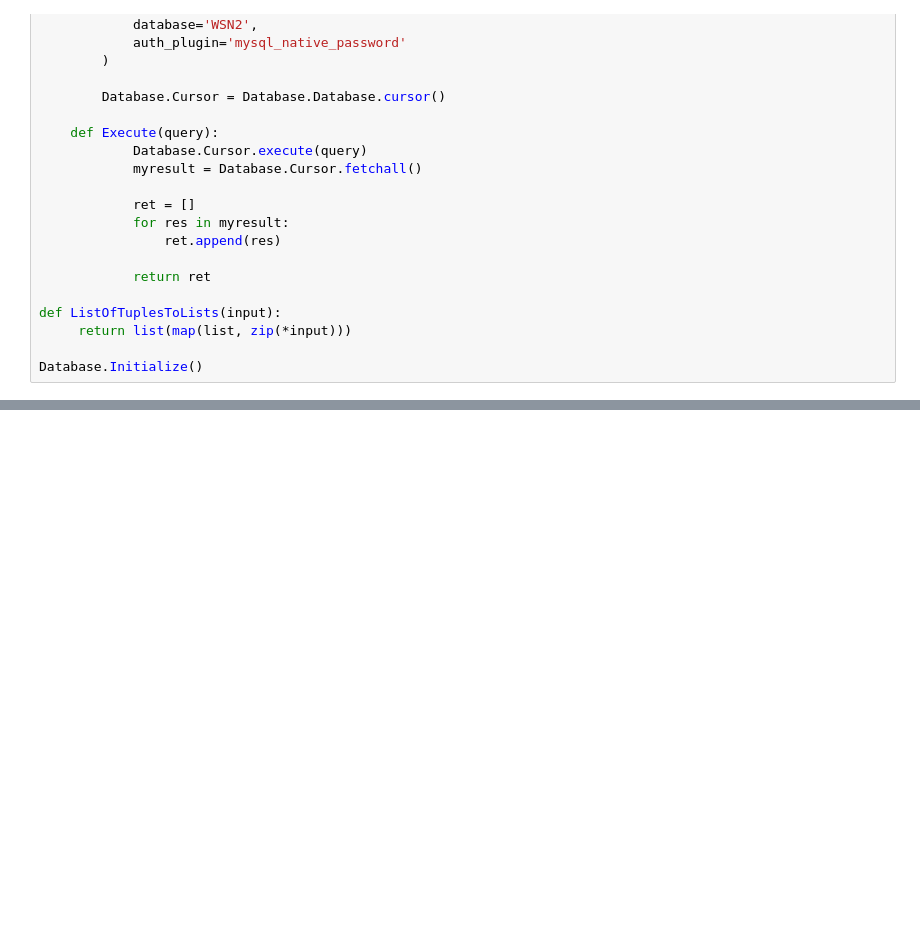
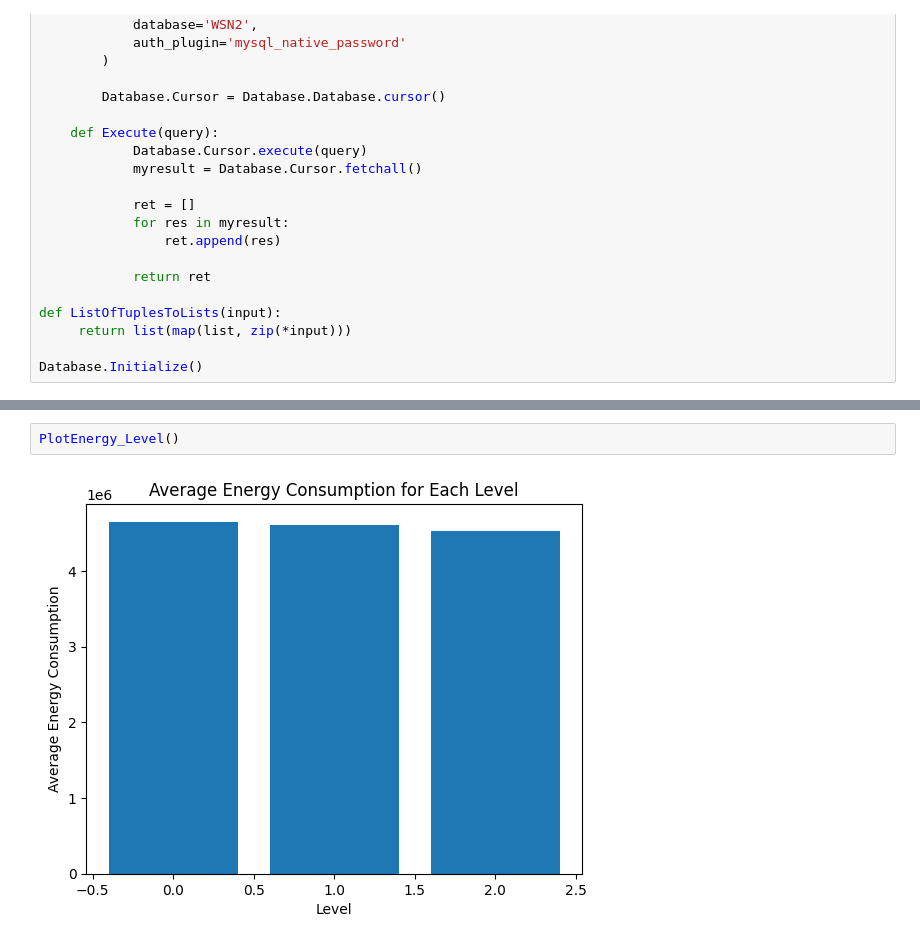
Before and after one commit to FlaneTern/FT-TDMA, a Jupyter notebook: Database/WSN2.ipynb, the cells around one changed output, grey strips where cells are left out. Drawn from its saved outputs; the diff is of its cells as text; blank space fills up the shorter version.

```diff
--- a/Database/WSN2.ipynb
+++ b/Database/WSN2.ipynb
@@ -200,0 +238,4 @@ PlotCorrelationCollectionTime_DeltaOpt()
+# %%
+PlotEnergy_Level()
+# %% [output]
+[figure, added]
```
Also changed, not shown: parts of 11 cells of this notebook, 1 other file.
